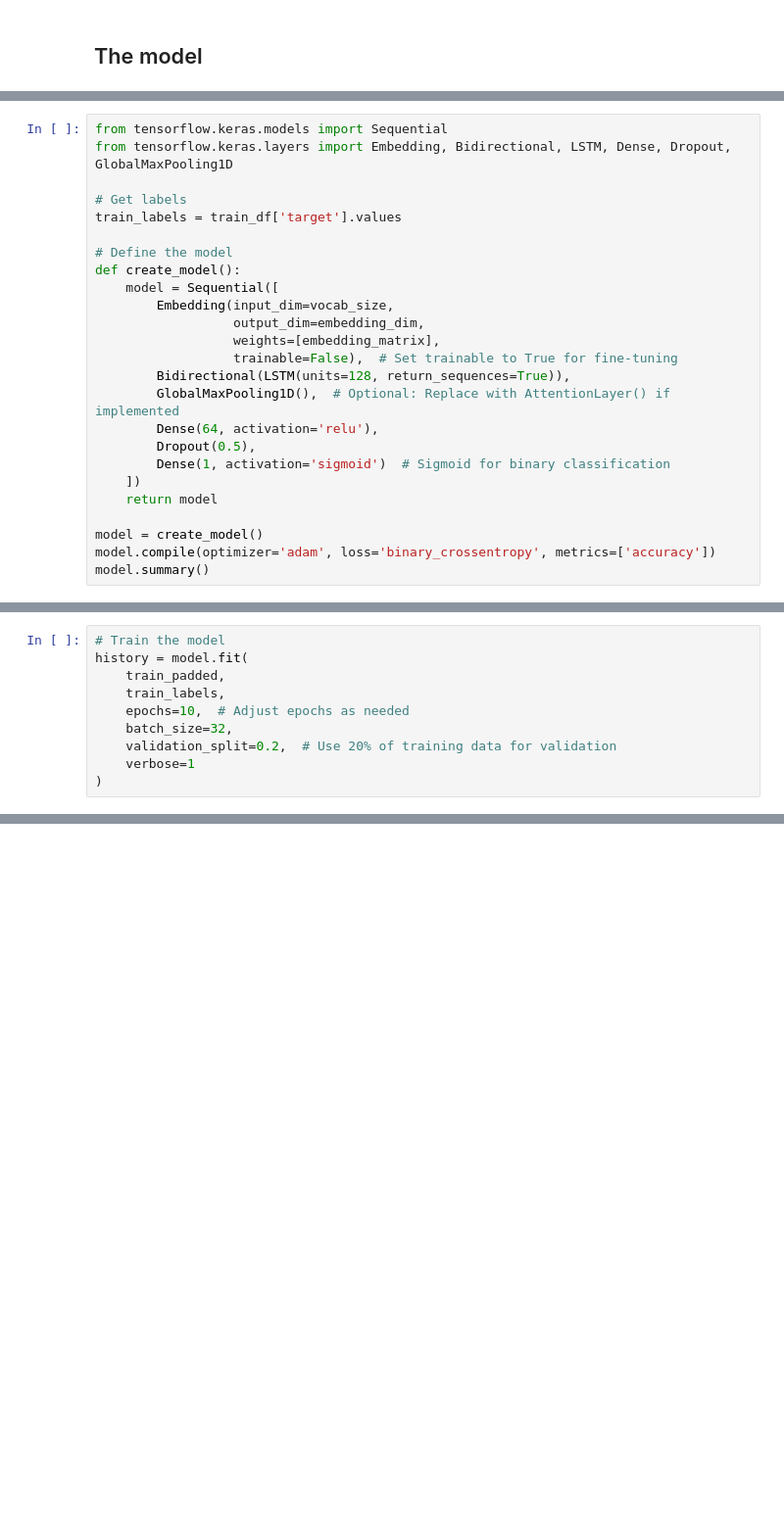
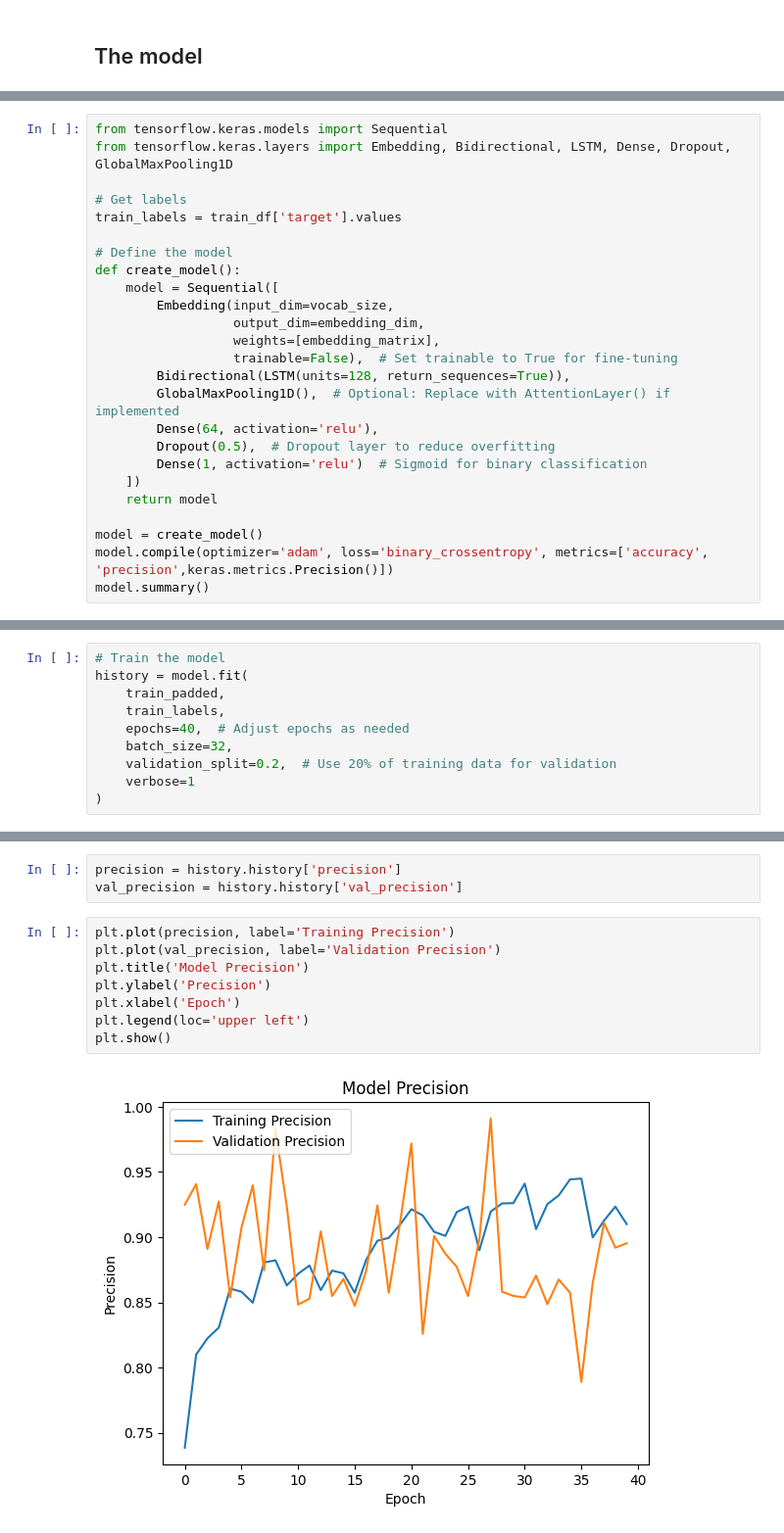
Before and after one commit to gb999/LuaLuaLua, a Jupyter notebook: LuaLuaLua.ipynb, the cells around one changed output, grey strips where cells are left out. Shown: that part at 98% size. Drawn from its saved outputs; the diff is of its cells as text; blank space fills up the shorter version.

Commit message:
testing model, display statistics

```diff
--- a/LuaLuaLua.ipynb
+++ b/LuaLuaLua.ipynb
@@ -313,12 +319,12 @@ def create_model():
         Bidirectional(LSTM(units=128, return_sequences=True)),
         GlobalMaxPooling1D(),  # Optional: Replace with AttentionLayer() if implemented
         Dense(64, activation='relu'),
-        Dropout(0.5),
-        Dense(1, activation='sigmoid')  # Sigmoid for binary classification
+        Dropout(0.5),  # Dropout layer to reduce overfitting
+        Dense(1, activation='relu')  # Sigmoid for binary classification
     ])
     return model
 
 model = create_model()
-model.compile(optimizer='adam', loss='binary_crossentropy', metrics=['accuracy'])
+model.compile(optimizer='adam', loss='binary_crossentropy', metrics=['accuracy', 'precision',keras.metrics.Precision()])
 model.summary()
 # %% [output]
@@ -347,7 +353,7 @@ Model: "sequential_3"
 history = model.fit(
     train_padded,
     train_labels,
-    epochs=10,  # Adjust epochs as needed
+    epochs=40,  # Adjust epochs as needed
     batch_size=32,
     validation_split=0.2,  # Use 20% of training data for validation
     verbose=1
@@ -413,0 +421,13 @@ readable_predictions.to_csv('predictions_readable.csv', index=False)
+# %%
+precision = history.history['precision']
+val_precision = history.history['val_precision']
+# %%
+plt.plot(precision, label='Training Precision')
+plt.plot(val_precision, label='Validation Precision')
+plt.title('Model Precision')
+plt.ylabel('Precision')
+plt.xlabel('Epoch')
+plt.legend(loc='upper left')
+plt.show()
+# %% [output]
+[figure, added]
```
Also changed, not shown: parts of 12 cells of this notebook.
